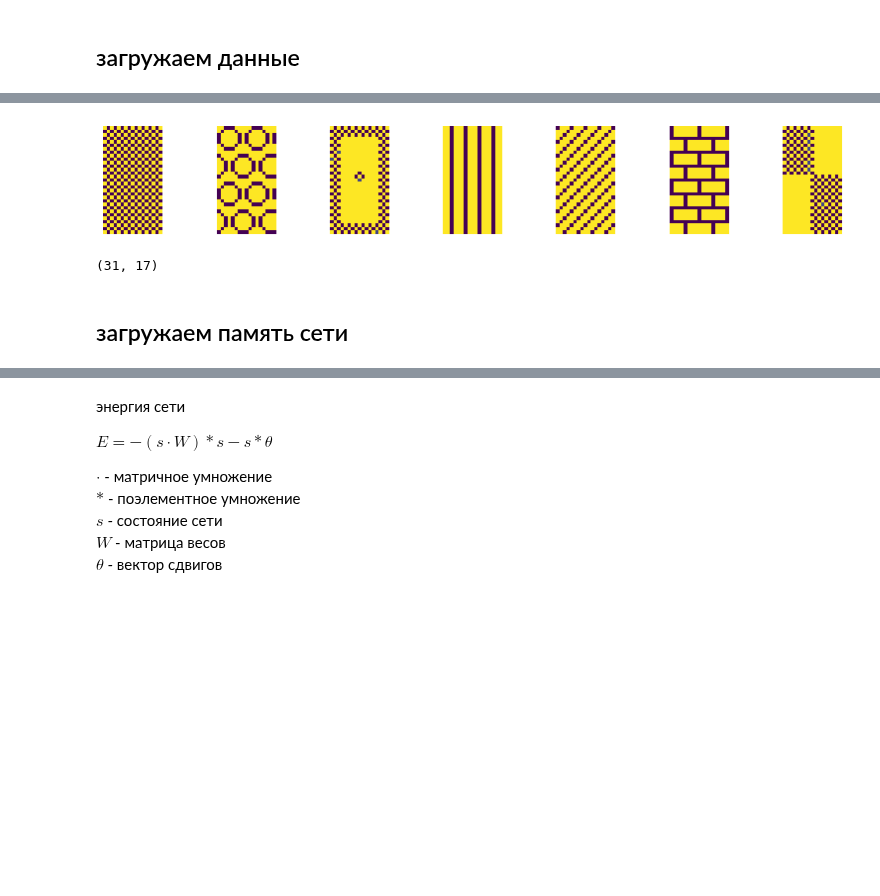
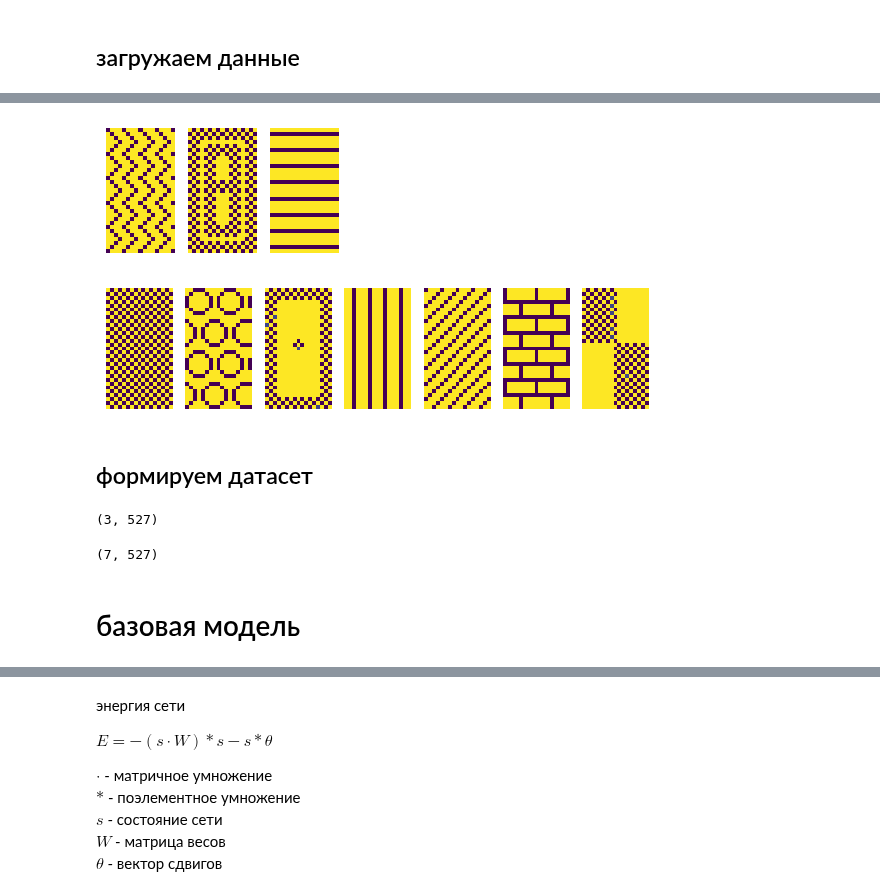
Before and after one commit to mechanoid5/ml_lectorium_2024_I, a Jupyter notebook: examples/18-hopfield/02-boltzman.ipynb, the cells around one changed output, grey strips where cells are left out. Cells and saved outputs as stored; diff of their text form; code cells hidden in the pictures; blank space fills up the shorter version.

```diff
--- a/examples/18-hopfield/02-boltzman.ipynb
+++ b/examples/18-hopfield/02-boltzman.ipynb
@@ -32,4 +6,0 @@ with gzip.open('data/17x31.pkl.gz','rb') as f: data = pickle.load(f)
-# %%
-ideal = data[0]
-test = data[1:]
-#n_test = len(data)-1
@@ -41,12 +6,0 @@ plot_images(ideal,figsize=(14,2))
-# %%
-# тестовый набор
-for i in range(len(test)): plot_images(test[i],figsize=(14,2))
-# %% [output]
-[figure, removed]
-# %%
-im_size = ideal[0].shape
-im_size
-# %% [output]
-(31, 17)
-# %% [markdown]
-## загружаем память сети
@@ -52,0 +9,22 @@ im_size
+# %%
+import pickle
+import gzip
+
+with gzip.open('data/17x31.pkl.gz','rb') as f:
+    ideal,test = pickle.load(f)
+# %%
+import matplotlib.pyplot as plt
+
+def plot_images(data,figsize=(10,4)):
+    fig, ax = plt.subplots(1,len(data), figsize=figsize)
+    for i in range(len(data)):
+        ax[i].axis('off')
+        ax[i].imshow(data[i]) #,cmap='GnBu')
+# %%
+plot_images(ideal,(3,2))
+plot_images(test,(7,2))
+# %% [output]
+[figure, added]
+[figure, added]
+# %% [markdown]
+## формируем датасет
@@ -52,0 +34,11 @@ im_size
+# %%
+(w,h),n = ideal[0].shape,len(ideal)
+x_train = np.sign( 127.-np.stack(ideal).reshape(n,w*h) )
+
+(w,h),n = test[0].shape,len(test)
+x_test = np.sign( 127.-np.stack(test).reshape(n,w*h) )
+
+display( x_train.shape, x_test.shape )
+# %% [output]
+(3, 527)
+(7, 527)
@@ -53 +47,3 @@ im_size
+# %% [markdown]
+# базовая модель
 # %% [markdown]
```
Also changed, not shown: parts of 33 cells of this notebook, 1 other file.
